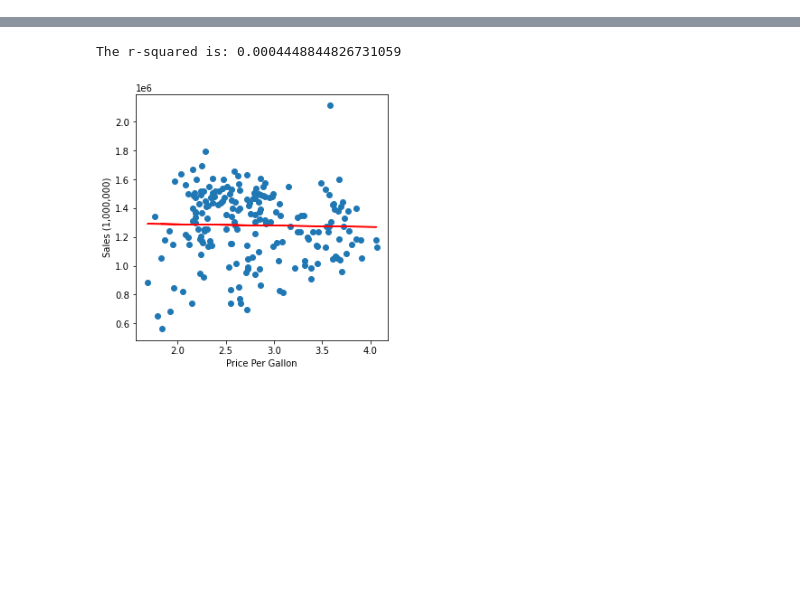
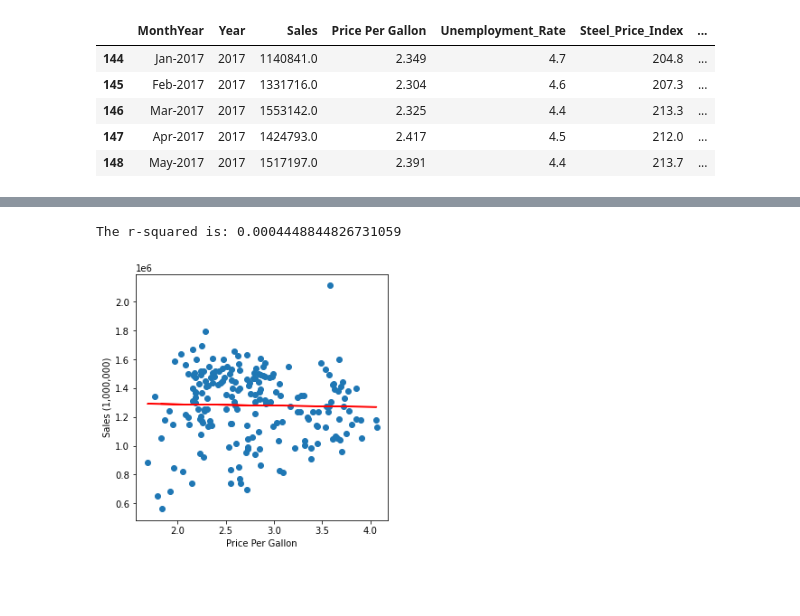
Before and after one commit to michelleherman13/auto-sales, a Jupyter notebook: data/LinearRegression_DH.ipynb, the cells around one changed output, grey strips where cells are left out. Drawn from its saved outputs; the diff is of its cells as text; code cells hidden in the pictures; blank space fills up the shorter version.

```diff
--- a/data/LinearRegression_DH.ipynb
+++ b/data/LinearRegression_DH.ipynb
@@ -11,0 +26,10 @@ df = pd.read_csv('final_data.csv')
+# %%
+five_years_df=df[df["Year"]>2016]
+five_years_df.head()
+# %% [output]
+|  | MonthYear | Year | Sales | Price Per Gallon | Unemployment_Rate | Steel_Price_Index | ... |
+| 144 | Jan-2017 | 2017 | 1140841.0 | 2.349 | 4.7 | 204.8 | ... |
+| 145 | Feb-2017 | 2017 | 1331716.0 | 2.304 | 4.6 | 207.3 | ... |
+| 146 | Mar-2017 | 2017 | 1553142.0 | 2.325 | 4.4 | 213.3 | ... |
+| 147 | Apr-2017 | 2017 | 1424793.0 | 2.417 | 4.5 | 212.0 | ... |
+| 148 | May-2017 | 2017 | 1517197.0 | 2.391 | 4.4 | 213.7 | ... |
```
Also changed, not shown: parts of 3 cells of this notebook, 6 other files.
